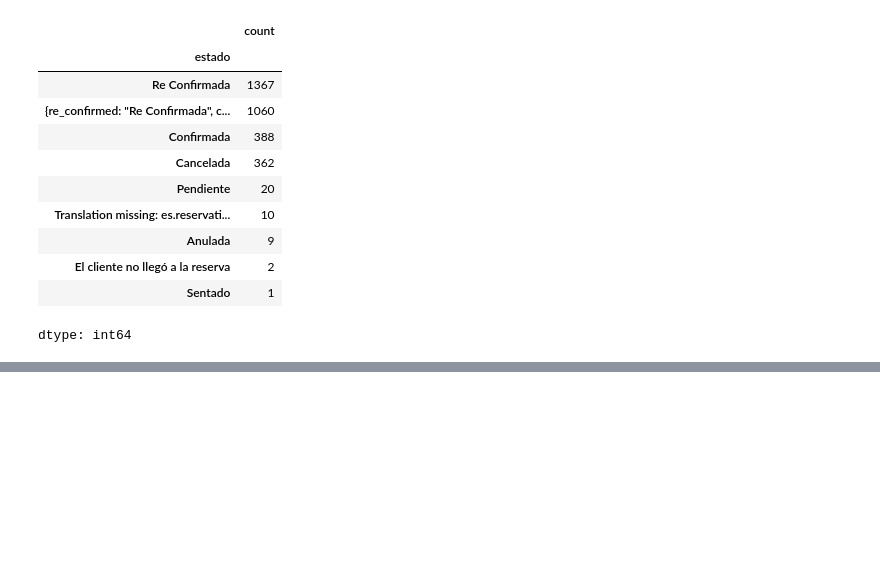
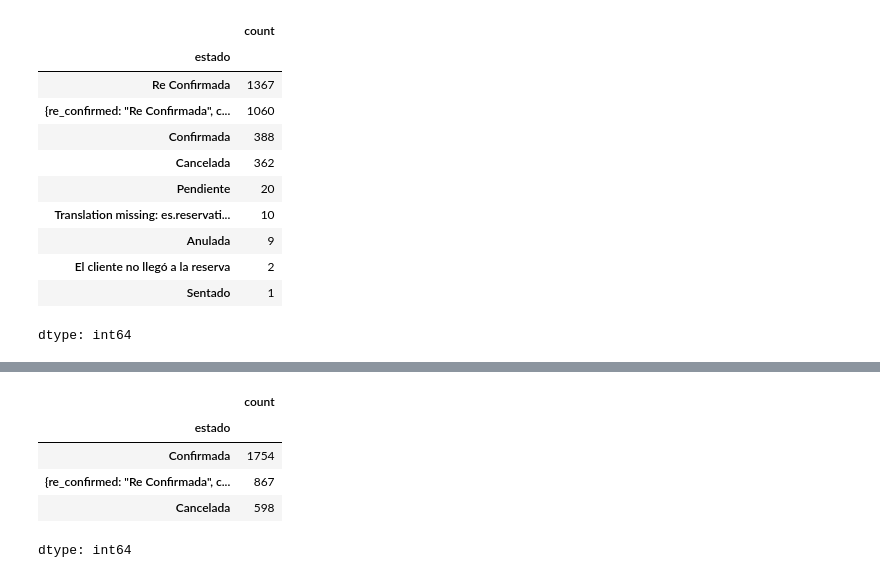
Before and after one commit to salazarcristian1014/restaurant-cancelation-project, a Jupyter notebook: notebooks/01_data_cleaning_and_optimization.ipynb, the cells around one changed output, grey strips where cells are left out. Drawn from its saved outputs; the diff is of its cells as text; code cells hidden in the pictures; blank space fills up the shorter version.

```diff
--- a/notebooks/01_data_cleaning_and_optimization.ipynb
+++ b/notebooks/01_data_cleaning_and_optimization.ipynb
@@ -436,0 +457,9 @@ dtype: int64
+# %%
+df['estado'].value_counts()
+# %% [output]
+|  | count |
+| estado |  |
+| Confirmada | 1754 |
+| {re_confirmed: "Re Confirmada", c... | 867 |
+| Cancelada | 598 |
+dtype: int64
```
Also changed, not shown: parts of 13 cells of this notebook.
